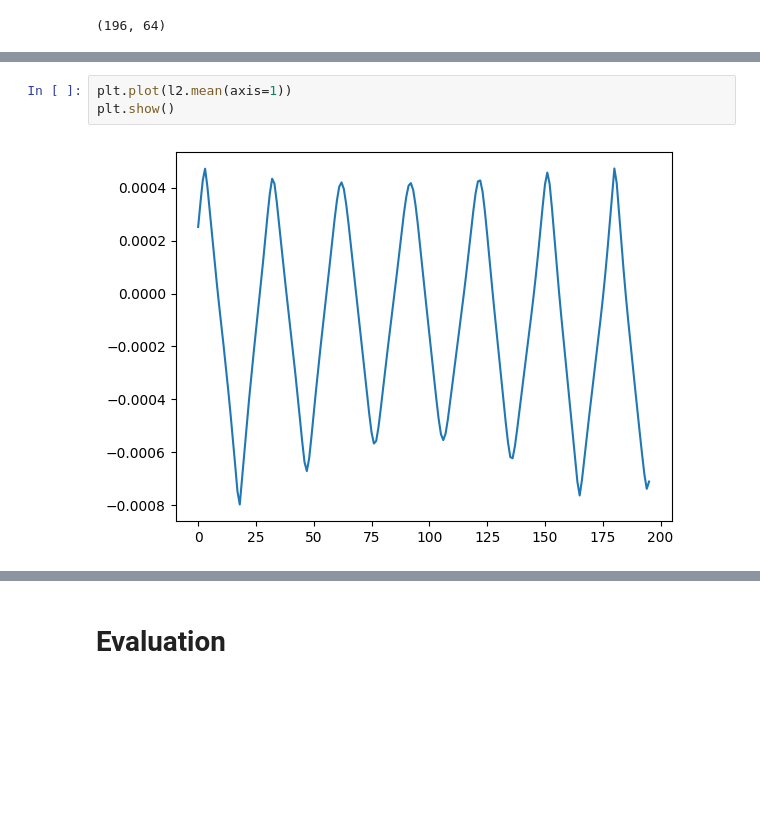
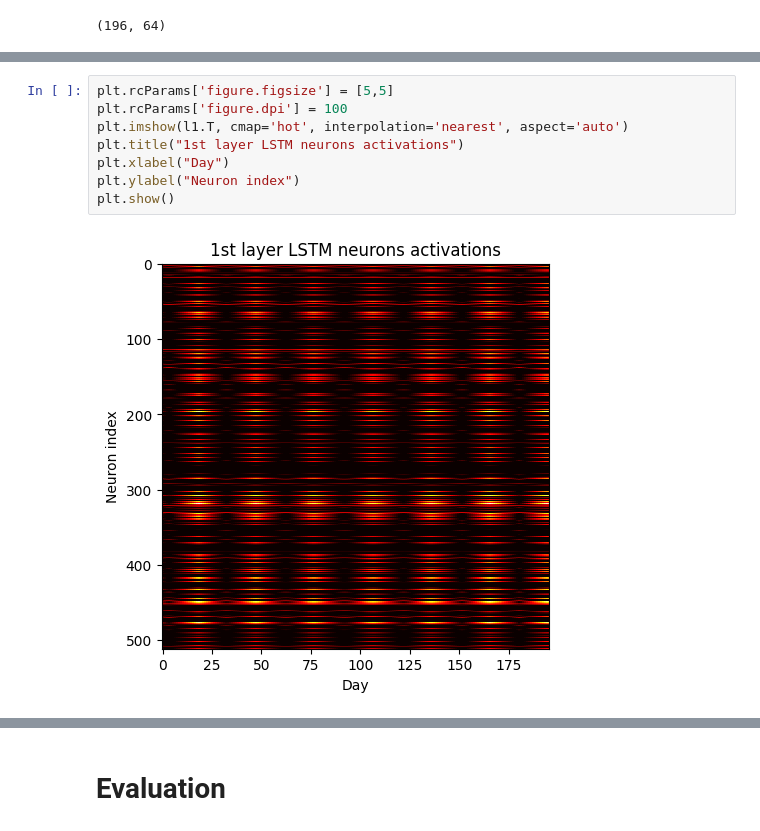
Before and after one commit to artu134/NN_Reinforsed, a Jupyter notebook: LSTMv2.ipynb, the cells around one changed output, grey strips where cells are left out. Drawn from its saved outputs; the diff is of its cells as text; blank space fills up the shorter version.

```diff
--- a/LSTMv2.ipynb
+++ b/LSTMv2.ipynb
@@ -229,5 +214,10 @@ plt.show()
-# %%
-plt.plot(l2.mean(axis=1))
-plt.show()
-# %% [output]
-[figure, removed]
+# %%
+plt.rcParams['figure.figsize'] = [5,5]
+plt.rcParams['figure.dpi'] = 100
+plt.imshow(l1.T, cmap='hot', interpolation='nearest', aspect='auto')
+plt.title("1st layer LSTM neurons activations")
+plt.xlabel("Day")
+plt.ylabel("Neuron index")
+plt.show()
+# %% [output]
+[figure, added]
```
Also changed, not shown: parts of 15 cells of this notebook.
